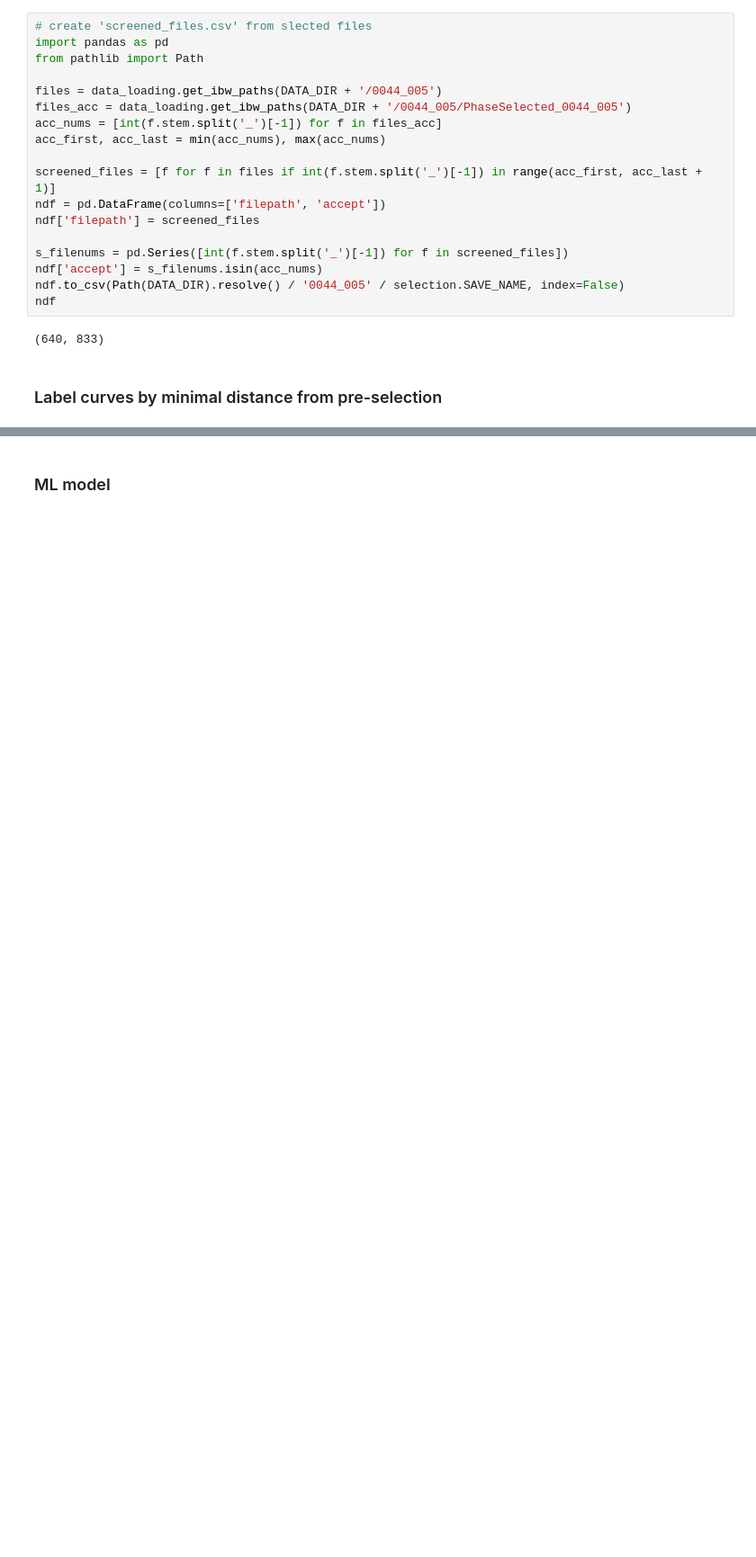
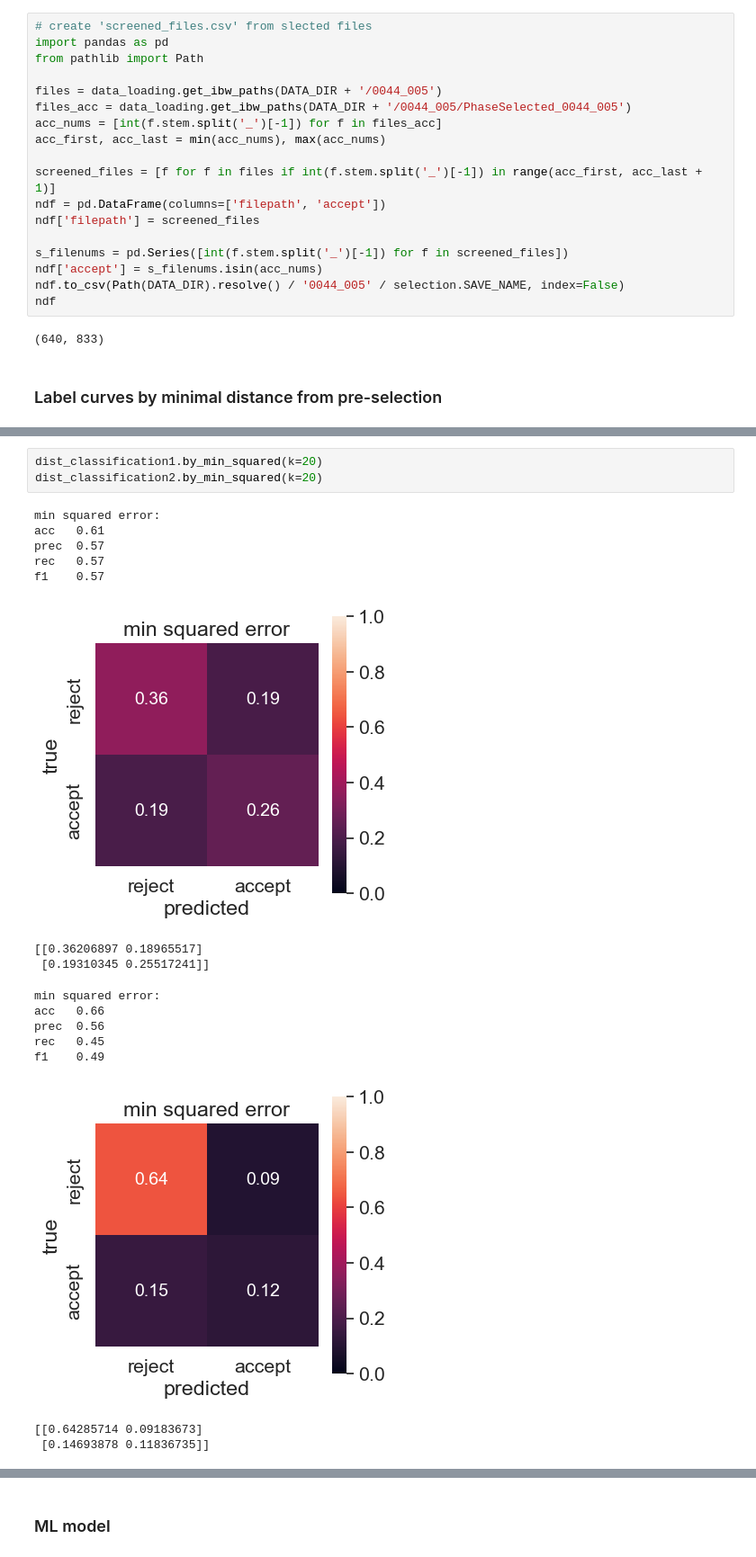
Before and after one commit to Tandemonium/AM-AFM, a Jupyter notebook: dev.ipynb, the cells around one changed output, grey strips where cells are left out. Shown at 90% size. Cells and saved outputs as stored; diff of their text form; blank space fills up the shorter version.

```diff
--- a/dev.ipynb
+++ b/dev.ipynb
@@ -182,0 +185,20 @@ Mean accuracy (procrustes): 62.60%
+# %%
+dist_classification1.by_min_squared(k=20)
+dist_classification2.by_min_squared(k=20)
+# %% [output]
+min squared error:
+acc   0.61
+prec  0.57
+rec   0.57
+f1    0.57
+[figure, added]
+[[0.36206897 0.18965517]
+ [0.19310345 0.25517241]]
+min squared error:
+acc   0.66
+prec  0.56
+rec   0.45
+f1    0.49
+[figure, added]
+[[0.64285714 0.09183673]
+ [0.14693878 0.11836735]]
```
Also changed, not shown: parts of 88 cells of this notebook, 36 other files.
